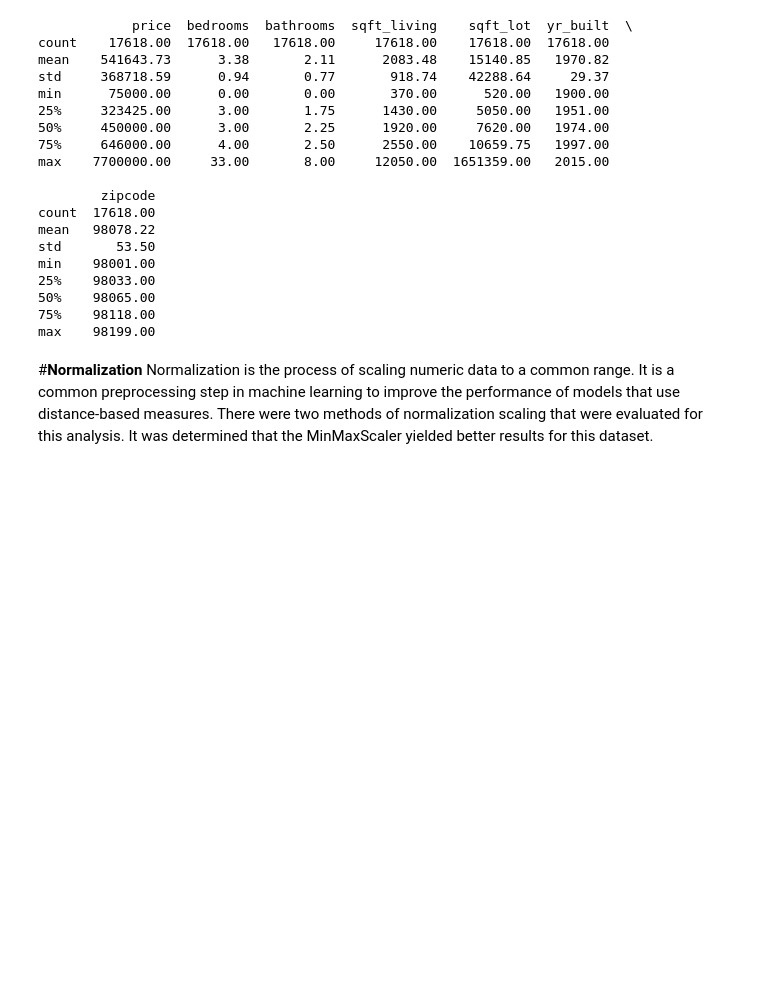
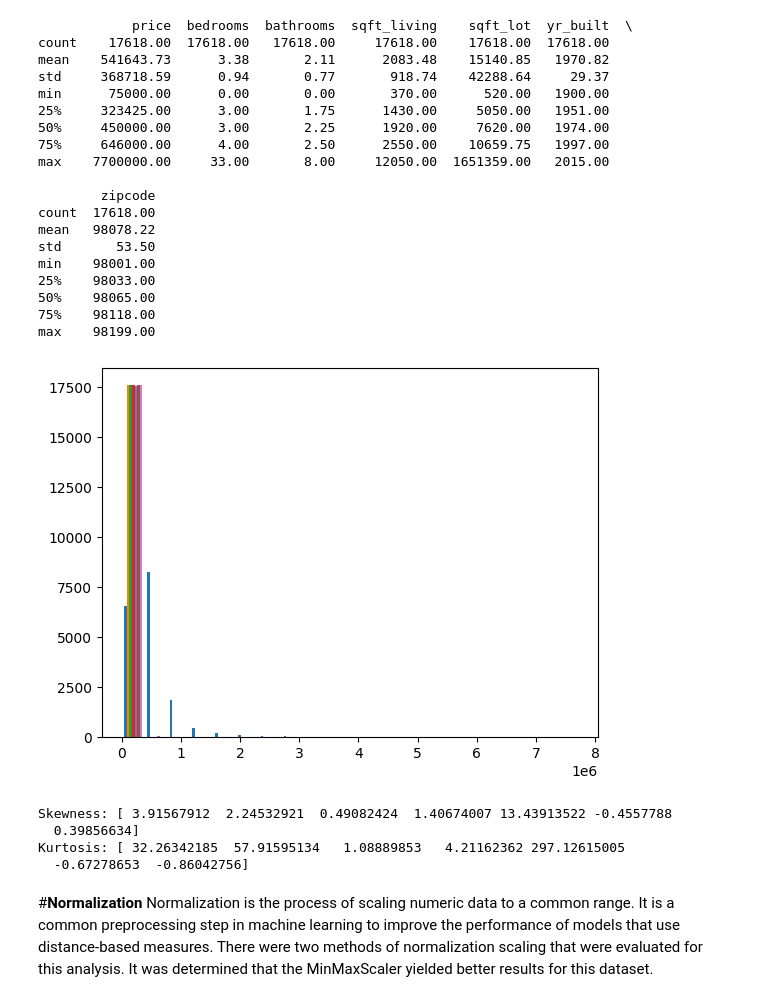
Before and after one commit to mmoran90/home-price-squarefeet, a Jupyter notebook: FinalDraft_KM14APR2023_Compiled.ipynb, the cells around one changed output. Drawn from its saved outputs; the diff is of its cells as text; code cells hidden in the pictures; blank space fills up the shorter version.

```diff
--- a/FinalDraft_KM14APR2023_Compiled.ipynb
+++ b/FinalDraft_KM14APR2023_Compiled.ipynb
@@ -338,6 +339,25 @@ min    98001.00
 50%    98065.00
 75%    98118.00
 max    98199.00
+# %%
+# create a histogram of subset data
+plt.hist(subset, bins=20)
+plt.show()
+# %% [output]
+[figure, added]
+# %%
+# calculate skewness and kurtosis on subset dataset
+
+skewness = stats.skew(subset)
+kurtosis = stats.kurtosis(subset)
+
+print('Skewness:', skewness)
+print('Kurtosis:', kurtosis)
+# %% [output]
+Skewness: [ 3.91567912  2.24532921  0.49082424  1.40674007 13.43913522 -0.4557788
+  0.39856634]
+Kurtosis: [ 32.26342185  57.91595134   1.08889853   4.21162362 297.12615005
+  -0.67278653  -0.86042756]
 # %% [markdown]
 #**Normalization**
 Normalization is the process of scaling numeric data to a common range. It is a common preprocessing step in machine learning to improve the performance of models that use distance-based measures. There were two methods of normalization scaling that were evaluated for this analysis. It was determined that the MinMaxScaler yielded better results for this dataset.
```
Also changed, not shown: parts of 25 cells of this notebook.
